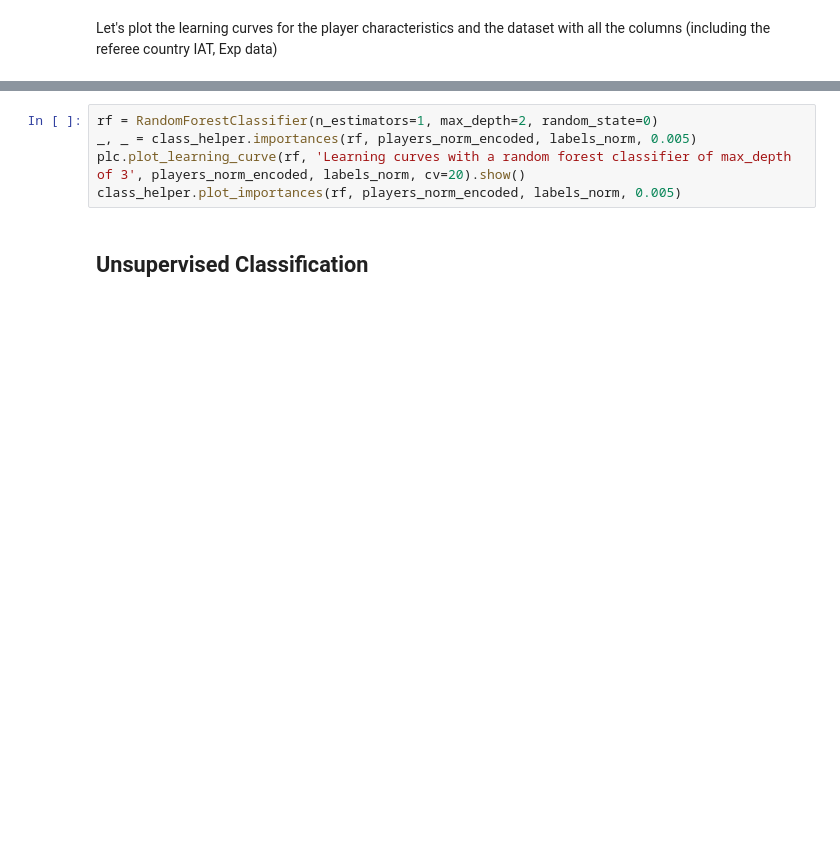
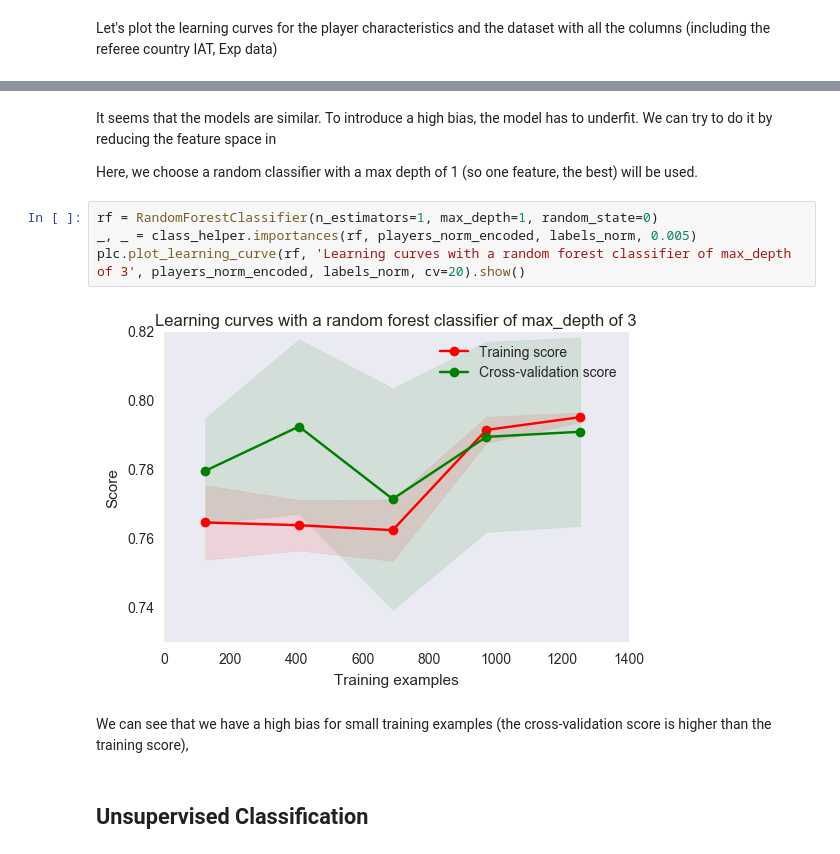
Before and after one commit to agpmilli/adaepfl, a Jupyter notebook: Homework/04 - Applied ML/AppliedML.ipynb, the cells around one changed output, grey strips where cells are left out. Cells and saved outputs as stored; diff of their text form; blank space fills up the shorter version.

```diff
--- a/Homework/04 - Applied ML/AppliedML.ipynb
+++ b/Homework/04 - Applied ML/AppliedML.ipynb
@@ -345,8 +406,15 @@ plc.plot_learning_curve(classifier, 'Learning curves with pondered data(RandomFo
+# %% [markdown]
+It seems that the models are similar. To introduce a high bias, the model has to underfit. We can try to do it by reducing the feature space in
+
+Here, we choose a random classifier with a max depth of 1 (so one feature, the best) will be used.
 # %%
-rf = RandomForestClassifier(n_estimators=1, max_depth=2, random_state=0)
+rf = RandomForestClassifier(n_estimators=1, max_depth=1, random_state=0)
 _, _ = class_helper.importances(rf, players_norm_encoded, labels_norm, 0.005)
 plc.plot_learning_curve(rf, 'Learning curves with a random forest classifier of max_depth of 3', players_norm_encoded, labels_norm, cv=20).show()
-class_helper.plot_importances(rf, players_norm_encoded, labels_norm, 0.005)
+# %% [output]
+[figure, added]
+# %% [markdown]
+We can see that we have a high bias for small training examples (the cross-validation score is higher than the training score),
 # %% [markdown]
 ## Unsupervised Classification
 # %% [markdown]
```
Also changed, not shown: parts of 23 cells of this notebook.
